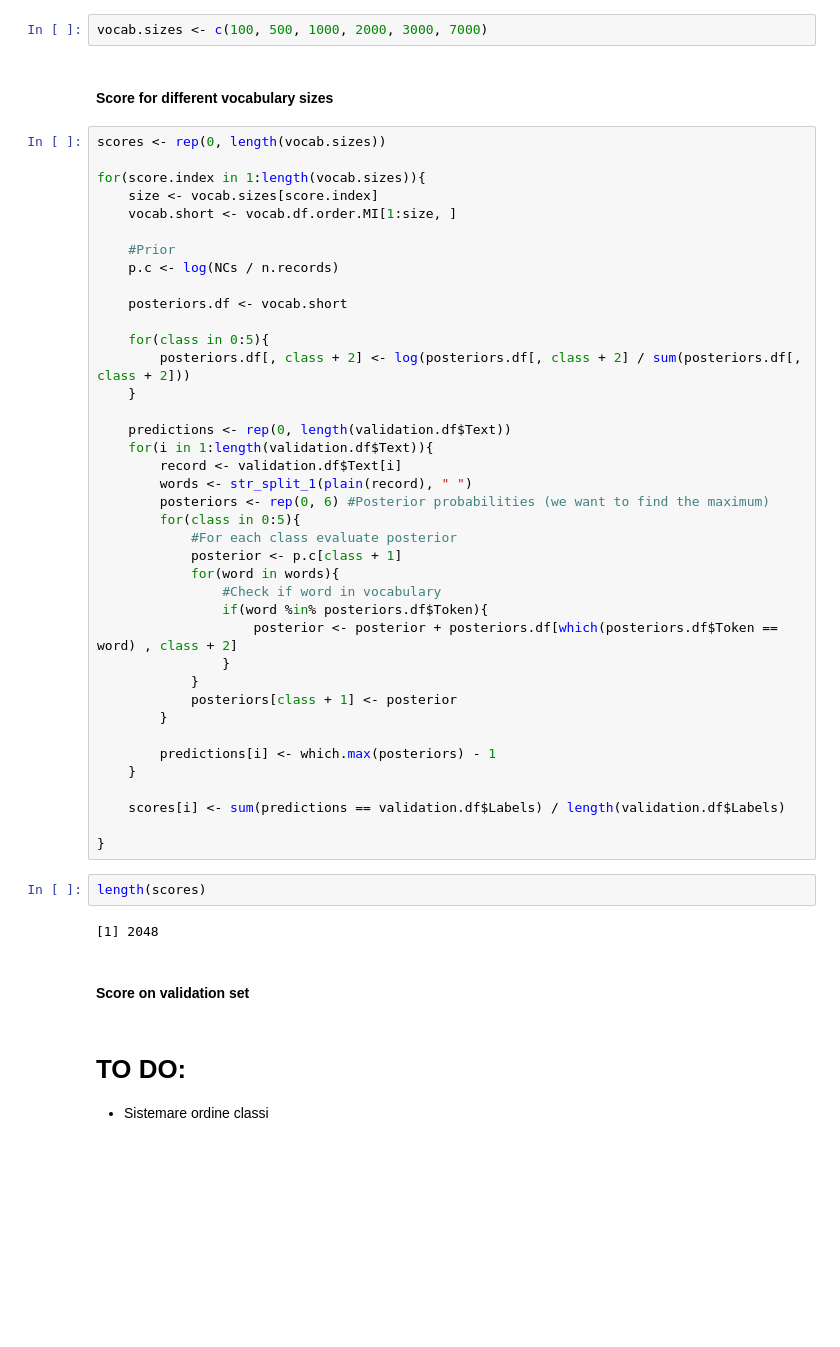
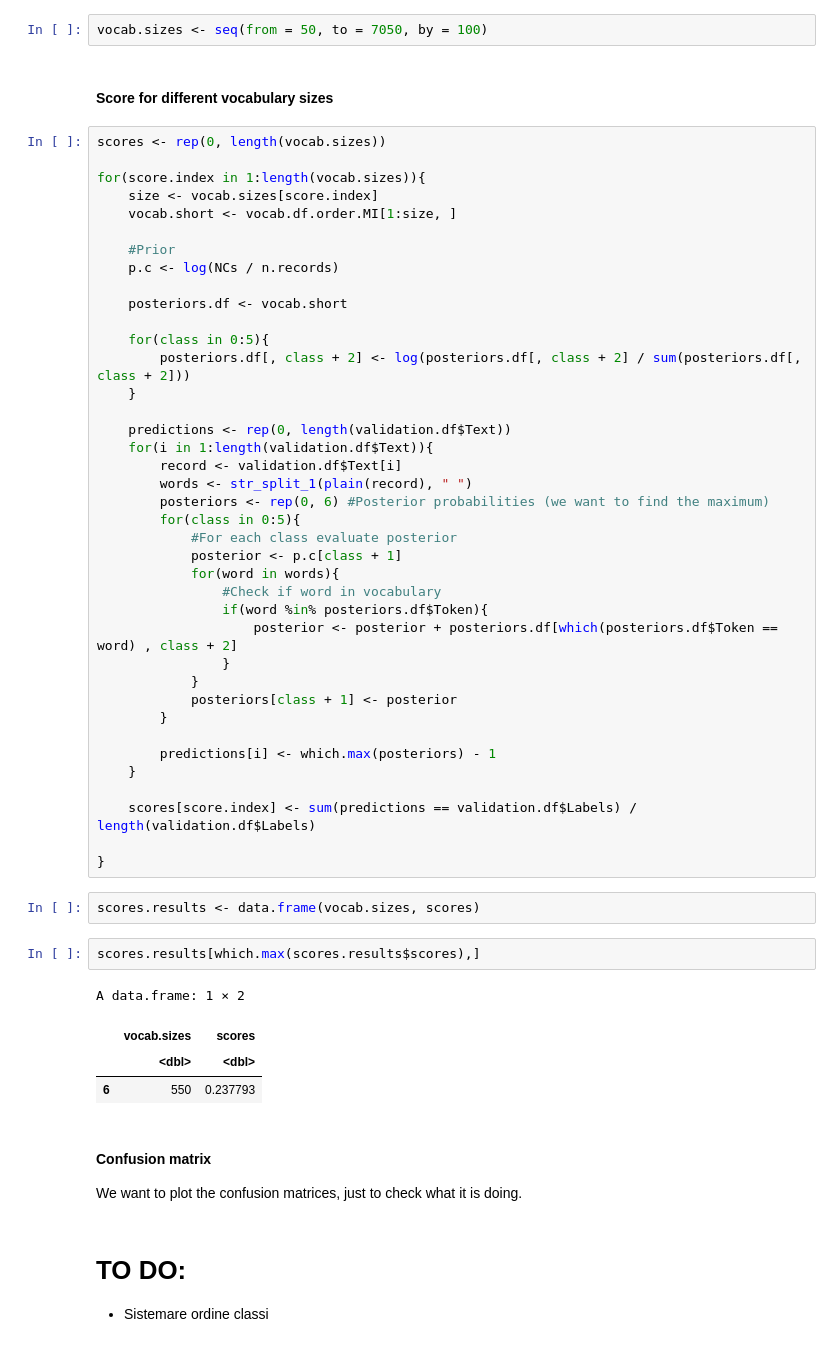
Before and after one commit to s1m0n32001/BayesianFakeNewsRecognition, a Jupyter notebook: read_split.ipynb, the cells around one changed output. Drawn from its saved outputs; the diff is of its cells as text; blank space fills up the shorter version.

Commit message:
validation (approx 0.23 on kumar)

```diff
--- a/read_split.ipynb
+++ b/read_split.ipynb
@@ -374,8 +374,8 @@ We compute the parameters of our MNB, using different numbers of features. We tr
 length(vocab.df$Token)
 # %% [output]
 [1] 7794
-# %%
-vocab.sizes <- c(100, 500, 1000, 2000, 3000, 7000)
+# %%
+vocab.sizes <- seq(from = 50, to = 7050, by = 100)
 # %% [markdown]
 #### Score for different vocabulary sizes
 # %%
@@ -414,15 +414,21 @@ for(score.index in 1:length(vocab.sizes)){
         predictions[i] <- which.max(posteriors) - 1
     }
 
-    scores[i] <- sum(predictions == validation.df$Labels) / length(validation.df$Labels)
+    scores[score.index] <- sum(predictions == validation.df$Labels) / length(validation.df$Labels)
 
 }
-# %%
-length(scores)
-# %% [output]
-[1] 2048
-# %% [markdown]
-#### Score on validation set
+# %%
+scores.results <- data.frame(vocab.sizes, scores)
+# %%
+scores.results[which.max(scores.results$scores),]
+# %% [output]
+A data.frame: 1 × 2
+|  | vocab.sizes | scores |
+|  | <dbl> | <dbl> |
+| 6 | 550 | 0.237793 |
+# %% [markdown]
+#### Confusion matrix
+We want to plot the confusion matrices, just to check what it is doing.
 # %% [markdown]
 # TO DO:
  - Sistemare ordine classi
```
